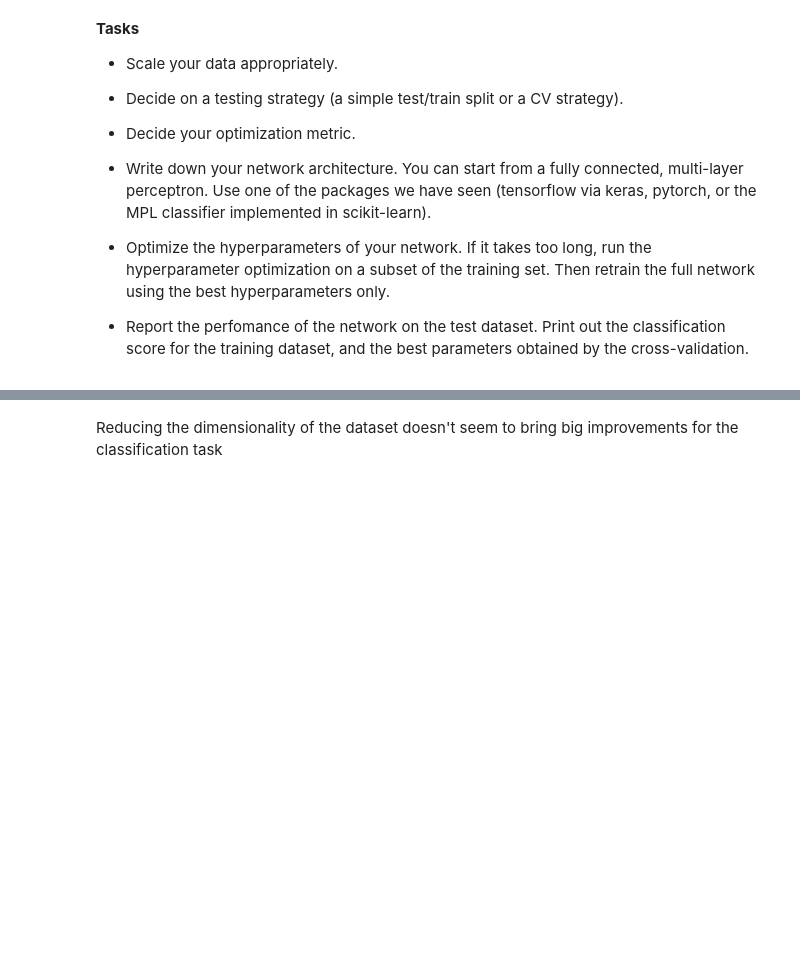
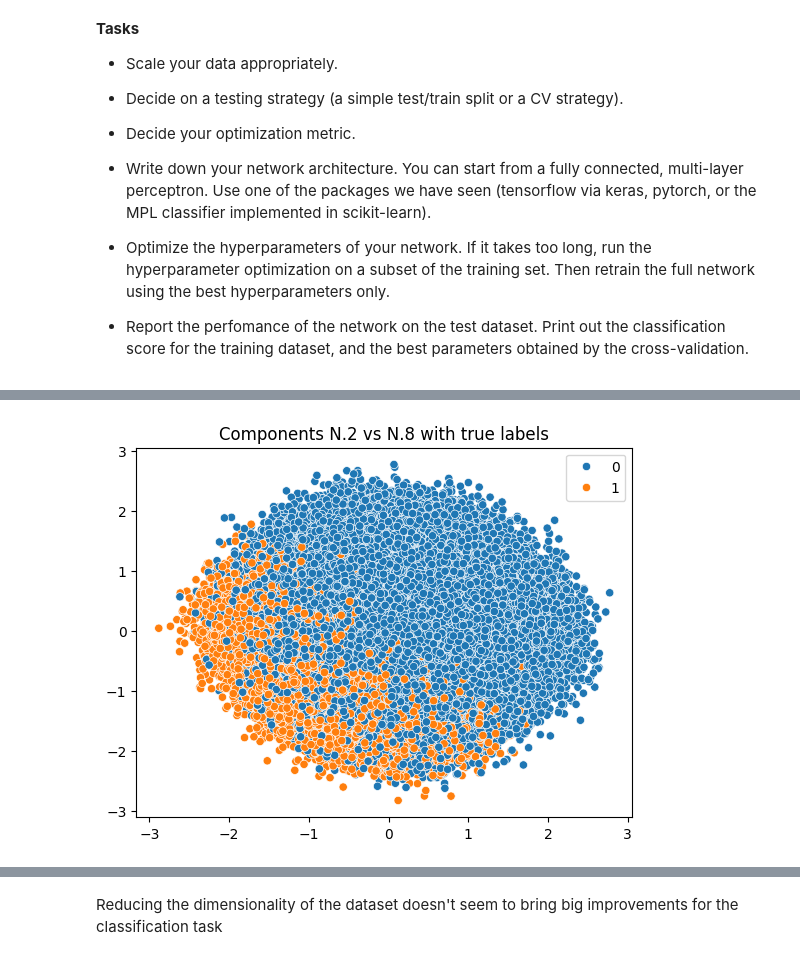
Before and after one commit to EmanuelaMenditto/astrostatistics_bicocca_2025, a Jupyter notebook: working/L22_DeepLearning.ipynb, the cells around one changed output, grey strips where cells are left out. Cells and saved outputs as stored; diff of their text form; code cells hidden in the pictures; blank space fills up the shorter version.

```diff
--- a/working/L22_DeepLearning.ipynb
+++ b/working/L22_DeepLearning.ipynb
@@ -319,3 +393,6 @@ sel_table = table.sample(int(1e5), random_state=42)
+# %%
+# Let's downsample the data since there isn't enough RAM memory
+sel_table = table.sample(frac=0.1, random_state=123)
 # %%
 feature_table = sel_table.drop(columns=['snr', 'det'])
 # %%
@@ -363,10 +440,22 @@ test_dataset = TensorDataset(X_test_tensor, y_test_tensor)
 # Loaders
 train_loader = DataLoader(train_dataset, batch_size=128, shuffle=True)
 test_loader = DataLoader(test_dataset, batch_size=128, shuffle=False)
+# %%
+# Creating a validation subset for the early stopping procedure
+full_dataset = train_loader.dataset
+val_fraction = 0.2
+val_size = int(len(full_dataset) * val_fraction)
+train_size = len(full_dataset) - val_size
+gen = torch.Generator().manual_seed(42)
+train_subset, val_subset = random_split(full_dataset, [train_size, val_size], generator=gen)
+
+train_loader = DataLoader(train_subset, batch_size=128, shuffle=True)
+val_loader = DataLoader(val_subset, batch_size=128, shuffle=False)
 # %%
 # The autoencoder learns to reconstruct inputs and produce compressed latent features
+n_lat = 9
 class Autoencoder(nn.Module):
-    def __init__(self, input_dim=13, latent_dim=7):
+    def __init__(self, input_dim=13, latent_dim=n_lat):
         super().__init__()
         # Encoder
         self.encoder = nn.Sequential(
@@ -385,21 +474,3 @@ class Autoencoder(nn.Module):
         z = self.encoder(x)
         x_recon = self.decoder(z)
         return x_recon
-# %%
-autoencoder = Autoencoder().to(device)
-criterion = nn.MSELoss()
-optimizer = optim.Adam(autoencoder.parameters(), lr=0.01, weight_decay=0.01)
-
-for epoch in range(200):
-    autoencoder.train()
-    total_loss = 0
-    for X_batch, _ in train_loader:
-        X_batch = X_batch.to(device)
-        optimizer.zero_grad()
-        recon = autoencoder(X_batch)
-        loss = criterion(recon, X_batch)
-        loss.backward()
-        optimizer.step()
-        total_loss += loss.item()
-    if(epoch%10==0):
-        print(f"Epoch [{epoch+1}/200] - AE Loss: {total_loss/len(train_loader):.6f}")
@@ -437,0 +563,8 @@ torch.Size([30000, 7])
+# %%
+i, j = np.random.choice(range(n_lat), 2, replace=False)
+sns.scatterplot(x=X_torch[:, i], y=X_torch[:, j], hue=y_true_torch)
+plt.title(f"Components N.{i} vs N.{j} with true labels")
+plt.show()
+plt.close()
+# %% [output]
+[figure, new version]
```
Also changed, not shown: parts of 80 cells of this notebook.
